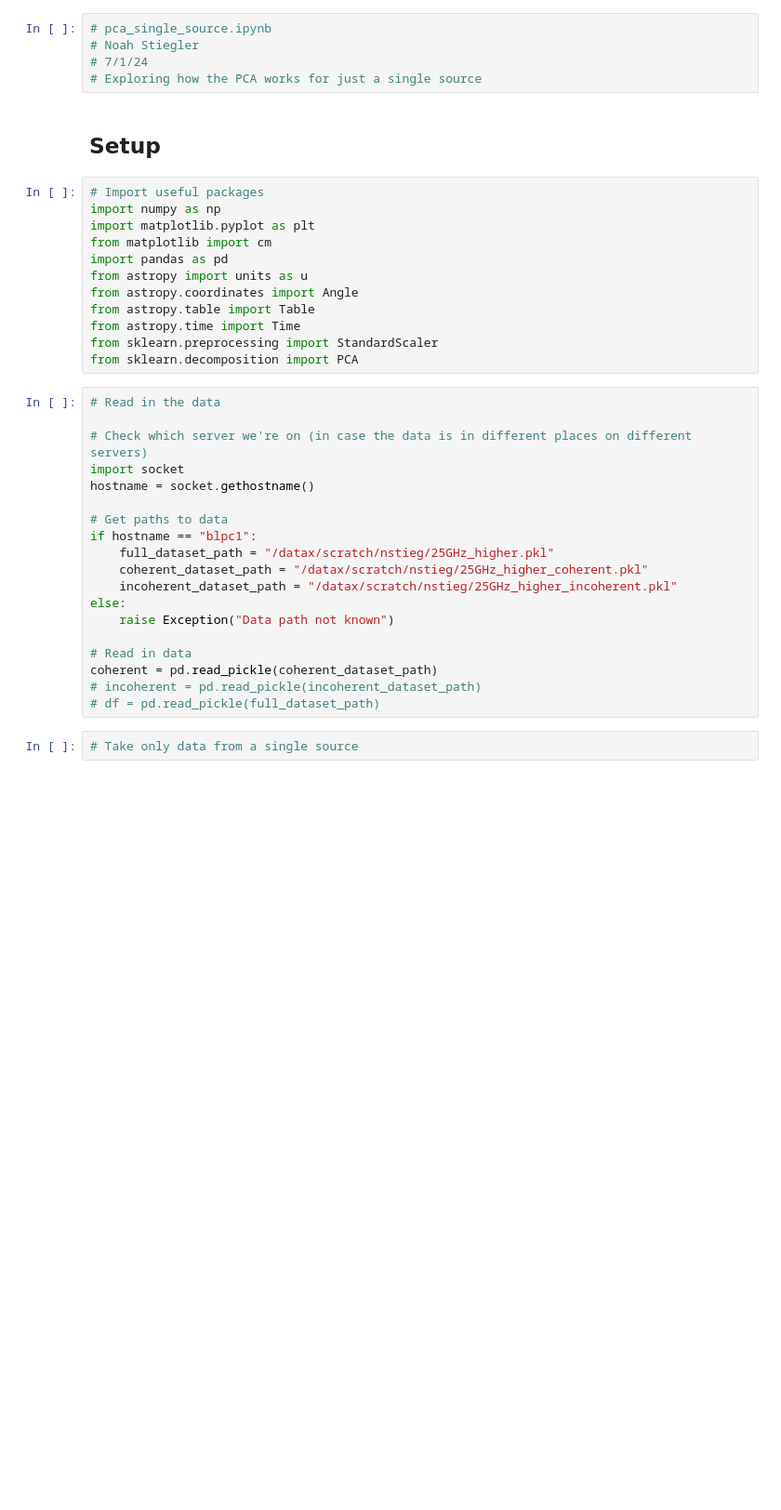
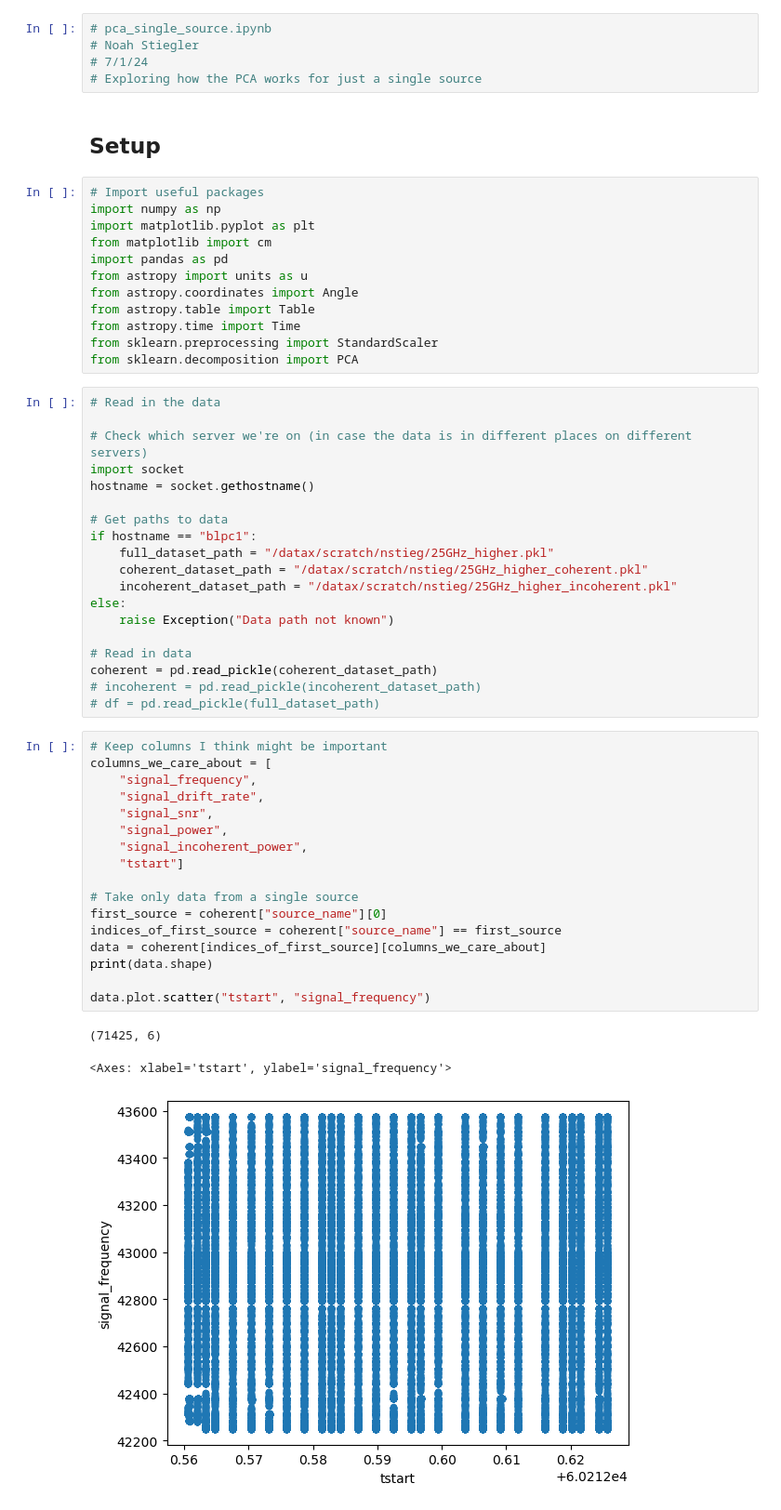
Before and after one commit to talonmyburgh/BL-COSMIC-HighFreq-Search, a Jupyter notebook: pca_exploration/pca_single_source.ipynb, the cells around one changed output. Shown: that part at 93% size. Drawn from its saved outputs; the diff is of its cells as text; blank space fills up the shorter version.

```diff
--- a/pca_exploration/pca_single_source.ipynb
+++ b/pca_exploration/pca_single_source.ipynb
@@ -36,5 +36,24 @@ else:
 coherent = pd.read_pickle(coherent_dataset_path)
 # incoherent = pd.read_pickle(incoherent_dataset_path)
 # df = pd.read_pickle(full_dataset_path)
-# %%
-# Take only data from a single source
+# %%
+# Keep columns I think might be important
+columns_we_care_about = [
+    "signal_frequency",
+    "signal_drift_rate",
+	"signal_snr",
+	"signal_power",
+	"signal_incoherent_power",
+	"tstart"]
+
+# Take only data from a single source
+first_source = coherent["source_name"][0]
+indices_of_first_source = coherent["source_name"] == first_source
+data = coherent[indices_of_first_source][columns_we_care_about]
+print(data.shape)
+
+data.plot.scatter("tstart", "signal_frequency")
+# %% [output]
+(71425, 6)
+<Axes: xlabel='tstart', ylabel='signal_frequency'>
+[figure, added]
```
Also changed, not shown: parts of 10 cells of this notebook, 5 other files.
